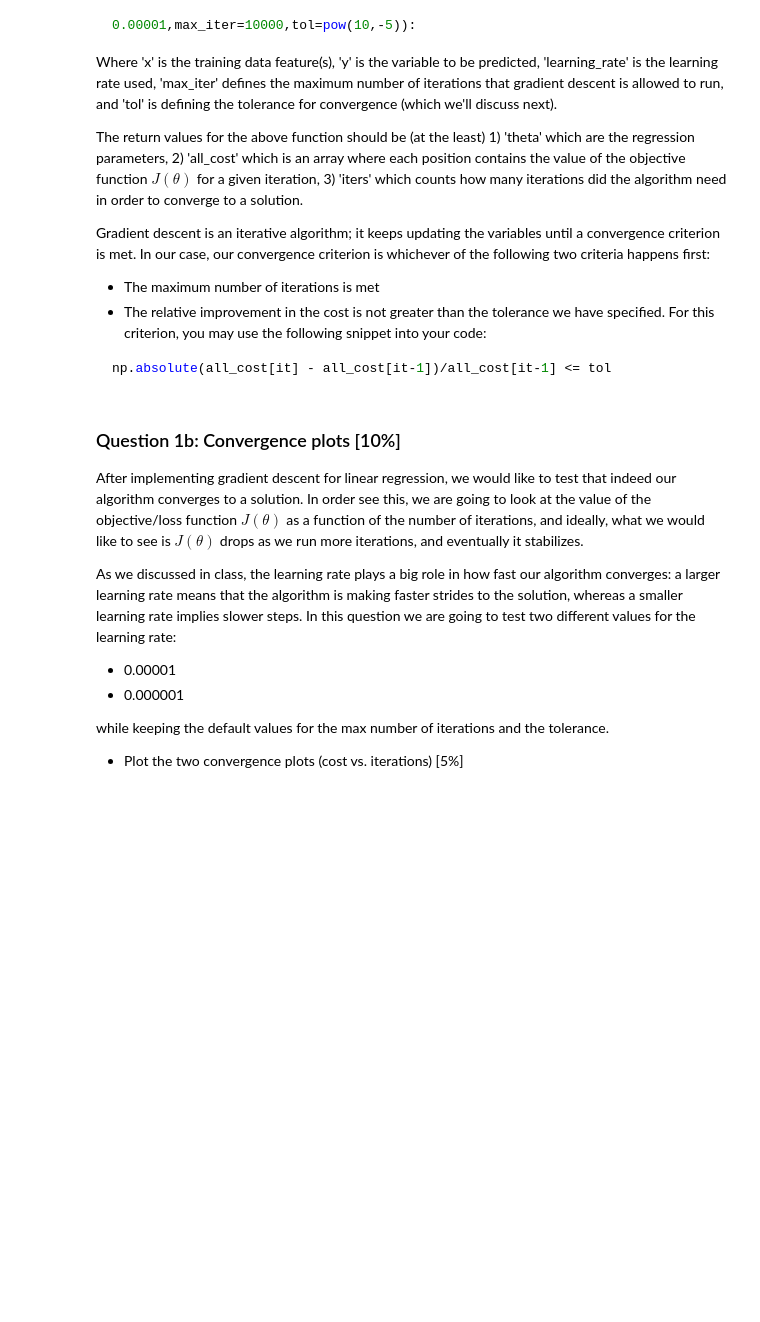
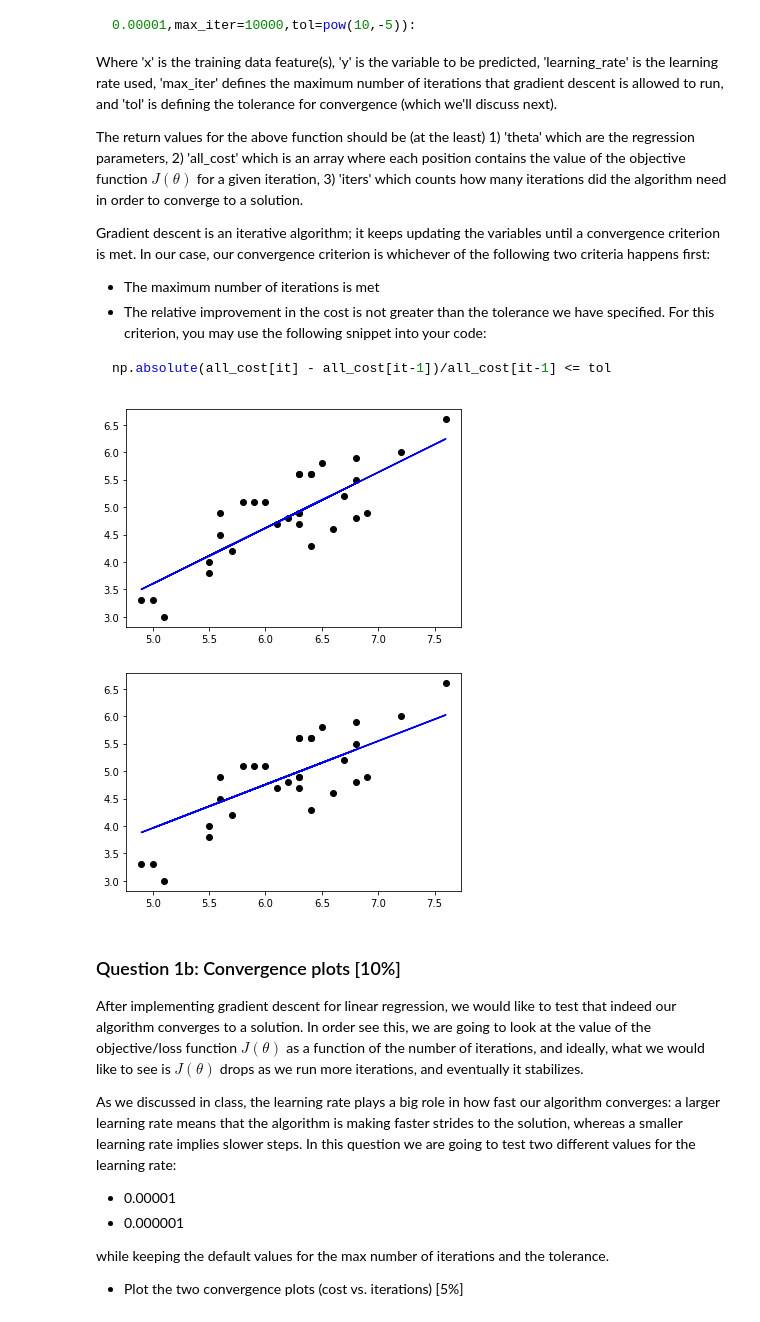
Before and after one commit to Rnair12599/CS171-Assn2, a Jupyter notebook: Assignment.ipynb, the cells around one changed output. Cells and saved outputs as stored; diff of their text form; code cells hidden in the pictures; blank space fills up the shorter version.

```diff
--- a/Assignment.ipynb
+++ b/Assignment.ipynb
@@ -63,3 +113,15 @@ def linear_regression_gd(x,y,learning_rate = 0.00001,max_iter=10000,tol=pow(10,-
+# %%
+plt.scatter(x_test,y_test,color = "black")
+plt.plot(x_test,y_test_predict,color = "blue")
+plt.show()
+
+yAns = np.dot(x_test,theta)
+plt.scatter(x_test,y_test,color = "black")
+plt.plot(x_test,yAns,color = "blue")
+plt.show()
+# %% [output]
+[figure, added]
+[figure, added]
 # %% [markdown]
 ### Question 1b: Convergence plots [10%]
 After implementing gradient descent for linear regression, we would like to test that indeed our algorithm converges to a solution. In order see this, we are going to look at the value of the objective/loss function $J(\theta)$ as a function of the number of iterations, and ideally, what we would like to see is $J(\theta)$ drops as we run more iterations, and eventually it stabilizes.
```
Also changed, not shown: parts of 7 cells of this notebook, 1 other file.
